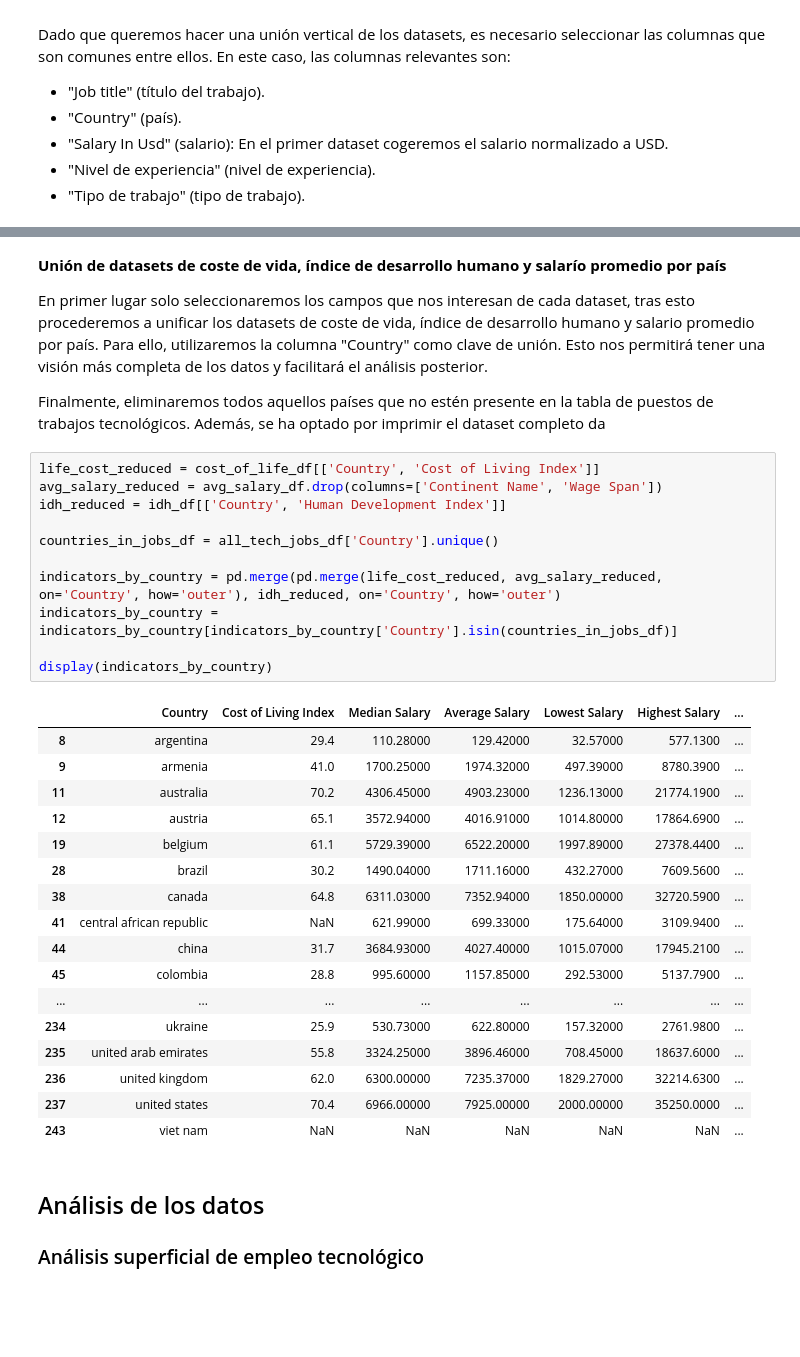
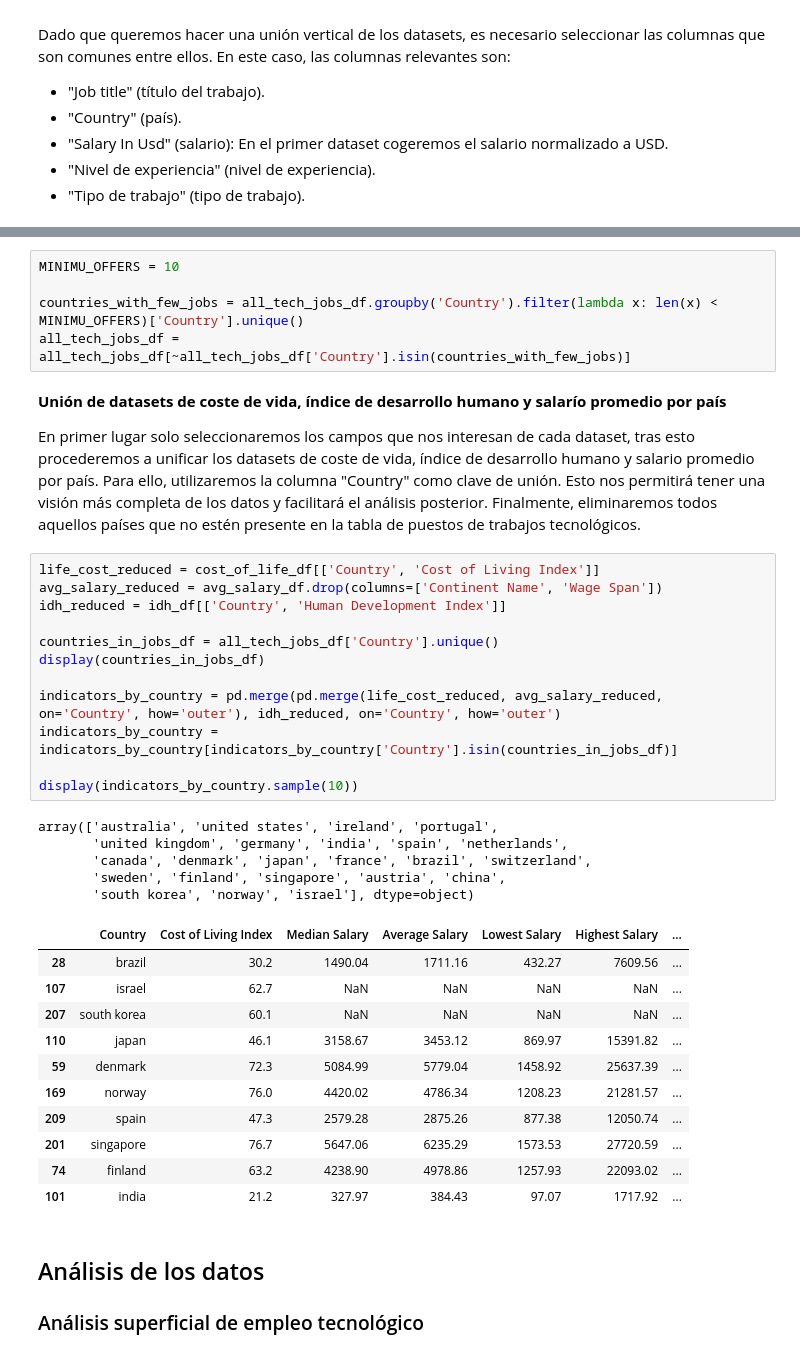
Before and after one commit to MichaeLaudrup/Python_for_AI_VIU, a Jupyter notebook: dataset_project/01_MIAR_ACT_Dataset_Michael_Laudrup_luis_glez.ipynb, the cells around one changed output, grey strips where cells are left out. Drawn from its saved outputs; the diff is of its cells as text; blank space fills up the shorter version.

Commit message:
matizado ciertos datos

```diff
--- a/dataset_project/01_MIAR_ACT_Dataset_Michael_Laudrup_luis_glez.ipynb
+++ b/dataset_project/01_MIAR_ACT_Dataset_Michael_Laudrup_luis_glez.ipynb
@@ -296,38 +300,41 @@ display(all_tech_jobs_df.sample(10))
+# %%
+MINIMU_OFFERS = 10
+
+countries_with_few_jobs = all_tech_jobs_df.groupby('Country').filter(lambda x: len(x) < MINIMU_OFFERS)['Country'].unique()
+all_tech_jobs_df = all_tech_jobs_df[~all_tech_jobs_df['Country'].isin(countries_with_few_jobs)]
 # %% [markdown]
 <b>Unión de datasets de coste de vida, índice de desarrollo humano y salarío promedio por país</b>
 
-En primer lugar solo seleccionaremos los campos que nos interesan de cada dataset, tras esto procederemos a unificar los datasets de coste de vida, índice de desarrollo humano y salario promedio por país. Para ello, utilizaremos la columna "Country" como clave de unión. Esto nos permitirá tener una visión más completa de los datos y facilitará el análisis posterior.
-
-Finalmente, eliminaremos todos aquellos países que no estén presente en la tabla de puestos de trabajos tecnológicos. Además, se ha optado por imprimir el dataset completo da
+En primer lugar solo seleccionaremos los campos que nos interesan de cada dataset, tras esto procederemos a unificar los datasets de coste de vida, índice de desarrollo humano y salario promedio por país. Para ello, utilizaremos la columna "Country" como clave de unión. Esto nos permitirá tener una visión más completa de los datos y facilitará el análisis posterior. Finalmente, eliminaremos todos aquellos países que no estén presente en la tabla de puestos de trabajos tecnológicos.
 # %%
 life_cost_reduced = cost_of_life_df[['Country', 'Cost of Living Index']]
 avg_salary_reduced = avg_salary_df.drop(columns=['Continent Name', 'Wage Span'])
 idh_reduced = idh_df[['Country', 'Human Development Index']]
 
 countries_in_jobs_df = all_tech_jobs_df['Country'].unique()
+display(countries_in_jobs_df)
 
 indicators_by_country = pd.merge(pd.merge(life_cost_reduced, avg_salary_reduced, on='Country', how='outer'), idh_reduced, on='Country', how='outer')
 indicators_by_country = indicators_by_country[indicators_by_country['Country'].isin(countries_in_jobs_df)]
 
-display(indicators_by_country)
+display(indicators_by_country.sample(10))
 # %% [output]
+array(['australia', 'united states', 'ireland', 'portugal',
+       'united kingdom', 'germany', 'india', 'spain', 'netherlands',
+       'canada', 'denmark', 'japan', 'france', 'brazil', 'switzerland',
+       'sweden', 'finland', 'singapore', 'austria', 'china',
+       'south korea', 'norway', 'israel'], dtype=object)
 |  | Country | Cost of Living Index | Median Salary | Average Salary | Lowest Salary | Highest Salary | ... |
-| 8 | argentina | 29.4 | 110.28000 | 129.42000 | 32.57000 | 577.1300 | ... |
-| 9 | armenia | 41.0 | 1700.25000 | 1974.32000 | 497.39000 | 8780.3900 | ... |
-| 11 | australia | 70.2 | 4306.45000 | 4903.23000 | 1236.13000 | 21774.1900 | ... |
-| 12 | austria | 65.1 | 3572.94000 | 4016.91000 | 1014.80000 | 17864.6900 | ... |
-| 19 | belgium | 61.1 | 5729.39000 | 6522.20000 | 1997.89000 | 27378.4400 | ... |
-| 28 | brazil | 30.2 | 1490.04000 | 1711.16000 | 432.27000 | 7609.5600 | ... |
-| 38 | canada | 64.8 | 6311.03000 | 7352.94000 | 1850.00000 | 32720.5900 | ... |
-| 41 | central african republic | NaN | 621.99000 | 699.33000 | 175.64000 | 3109.9400 | ... |
-| 44 | china | 31.7 | 3684.93000 | 4027.40000 | 1015.07000 | 17945.2100 | ... |
-| 45 | colombia | 28.8 | 995.60000 | 1157.85000 | 292.53000 | 5137.7900 | ... |
-| ... | ... | ... | ... | ... | ... | ... | ... |
-| 234 | ukraine | 25.9 | 530.73000 | 622.80000 | 157.32000 | 2761.9800 | ... |
-| 235 | united arab emirates | 55.8 | 3324.25000 | 3896.46000 | 708.45000 | 18637.6000 | ... |
-| 236 | united kingdom | 62.0 | 6300.00000 | 7235.37000 | 1829.27000 | 32214.6300 | ... |
-| 237 | united states | 70.4 | 6966.00000 | 7925.00000 | 2000.00000 | 35250.0000 | ... |
-| 243 | viet nam | NaN | NaN | NaN | NaN | NaN | ... |
+| 28 | brazil | 30.2 | 1490.04 | 1711.16 | 432.27 | 7609.56 | ... |
+| 107 | israel | 62.7 | NaN | NaN | NaN | NaN | ... |
+| 207 | south korea | 60.1 | NaN | NaN | NaN | NaN | ... |
+| 110 | japan | 46.1 | 3158.67 | 3453.12 | 869.97 | 15391.82 | ... |
+| 59 | denmark | 72.3 | 5084.99 | 5779.04 | 1458.92 | 25637.39 | ... |
+| 169 | norway | 76.0 | 4420.02 | 4786.34 | 1208.23 | 21281.57 | ... |
+| 209 | spain | 47.3 | 2579.28 | 2875.26 | 877.38 | 12050.74 | ... |
+| 201 | singapore | 76.7 | 5647.06 | 6235.29 | 1573.53 | 27720.59 | ... |
+| 74 | finland | 63.2 | 4238.90 | 4978.86 | 1257.93 | 22093.02 | ... |
+| 101 | india | 21.2 | 327.97 | 384.43 | 97.07 | 1717.92 | ... |
 # %% [markdown]
 ## Análisis de los datos
 ### Análisis superficial de empleo tecnológico
```
Also changed, not shown: parts of 9 cells of this notebook.
